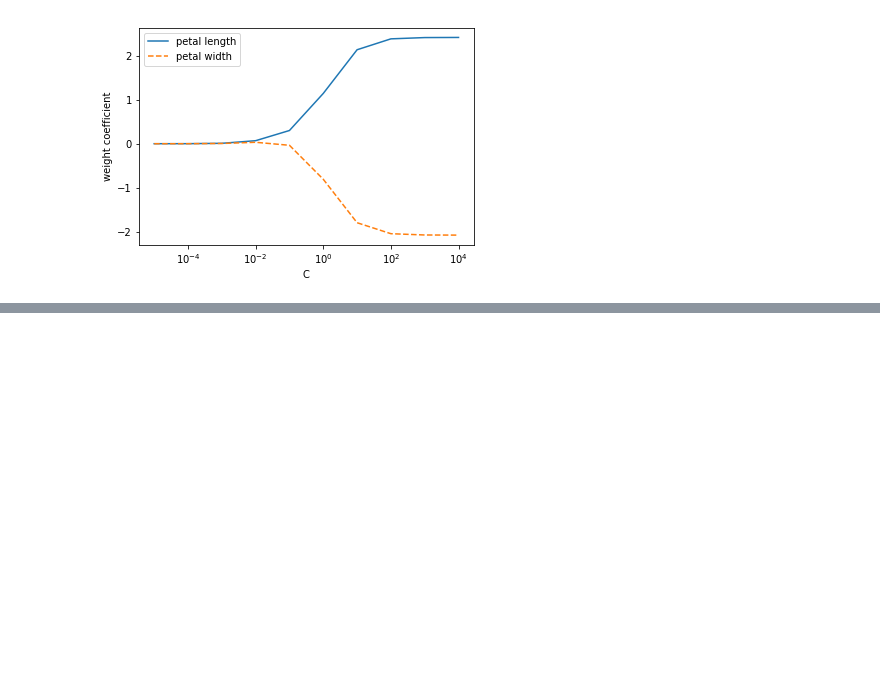
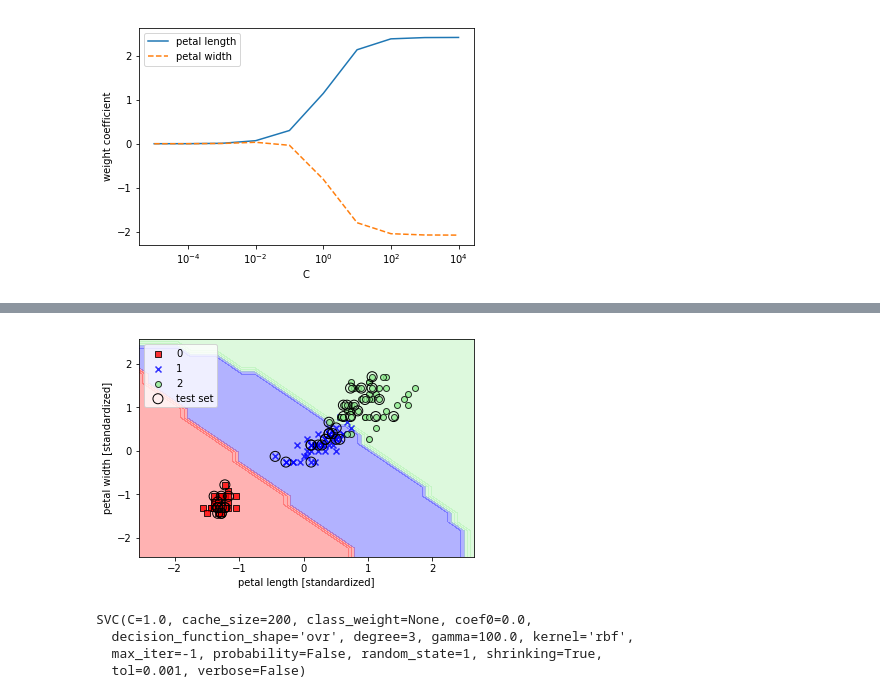
Before and after one commit to ja153903/python-machine-learning, a Jupyter notebook: logistic-regression-gradient-descent-and-svm.ipynb, the cells around one changed output, grey strips where cells are left out. Saved outputs shown, nothing was run; the diff lists cells and outputs as text; code cells hidden in the pictures; blank space fills up the shorter version.

```diff
--- a/logistic-regression-gradient-descent-and-svm.ipynb
+++ b/logistic-regression-gradient-descent-and-svm.ipynb
@@ -140,0 +206,17 @@ plt.show()
+# %%
+plot_decisions_regions(X_combined_std, y_combined,
+                      classifier=svm, test_idx=range(105, 150))
+plt.xlabel('petal length [standardized]')
+plt.ylabel('petal width [standardized]')
+plt.legend(loc='upper left')
+plt.show()
+# %% [output]
+[figure, added]
+# %%
+svm = SVC(kernel='rbf', random_state=1, gamma=100.0, C=1.0)
+svm.fit(X_train_std, y_train)
+# %% [output]
+SVC(C=1.0, cache_size=200, class_weight=None, coef0=0.0,
+  decision_function_shape='ovr', degree=3, gamma=100.0, kernel='rbf',
+  max_iter=-1, probability=False, random_state=1, shrinking=True,
+  tol=0.001, verbose=False)
```
Also changed, not shown: parts of 9 cells of this notebook.
